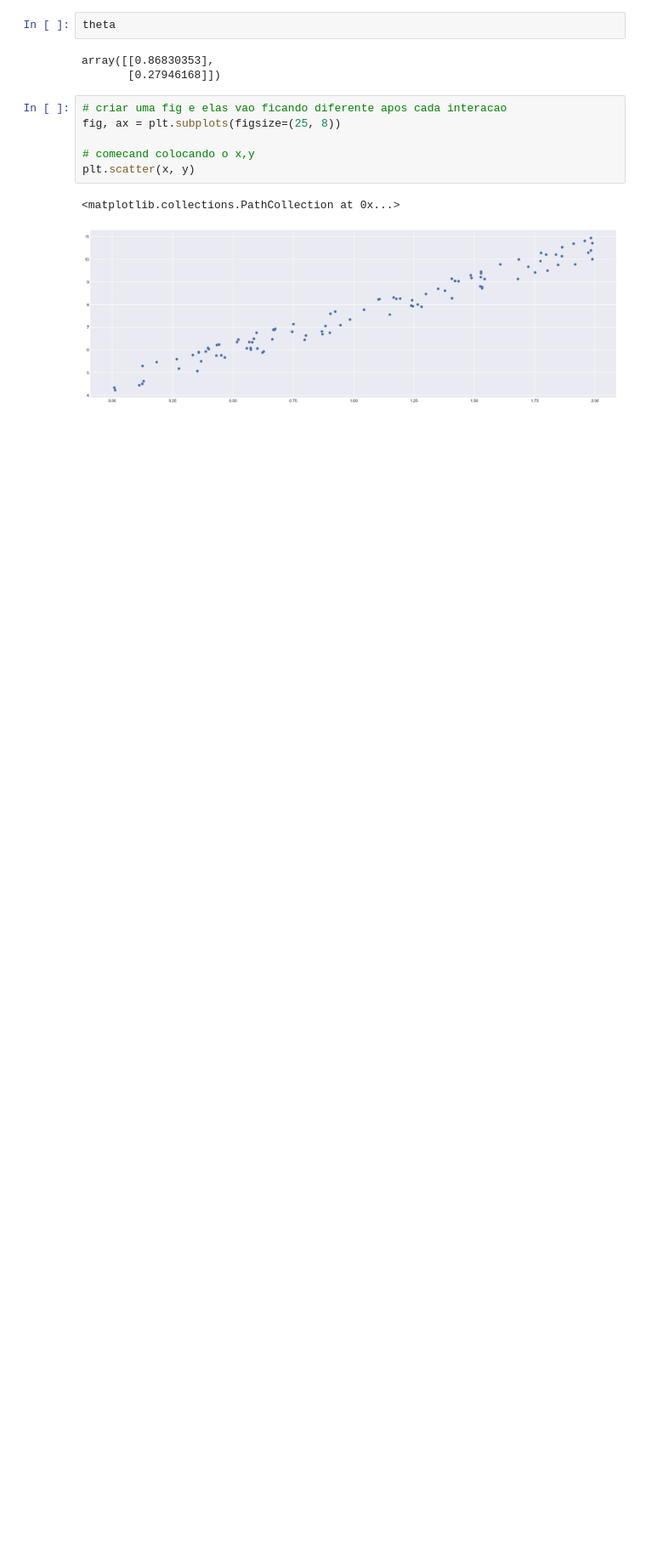
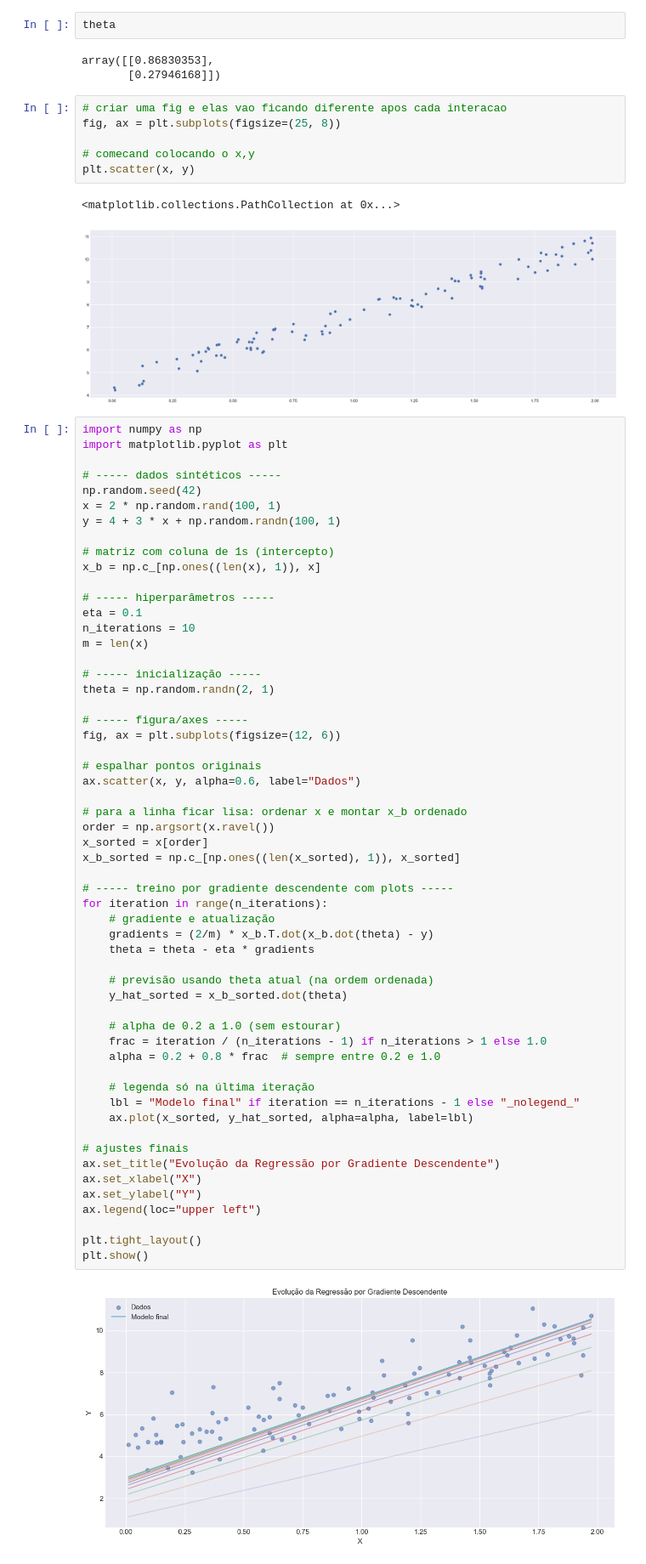
Before and after one commit to ludiemert/Classification_Regression_Models, a Jupyter notebook: 7_Classification_Regression_Models/Linear_Regression_1.ipynb, the cells around one changed output. Shown at 85% size. Drawn from its saved outputs; the diff is of its cells as text; blank space fills up the shorter version.

Commit message:
add 40_Linear_Regression_Evolução da Regressão Linear por Gradiente Descendente and  41_Linear_Regression_Evolução da Regressão por Gradiente Descendente

```diff
--- a/7_Classification_Regression_Models/Linear_Regression_1.ipynb
+++ b/7_Classification_Regression_Models/Linear_Regression_1.ipynb
@@ -160,6 +160,64 @@ plt.scatter(x, y)
 # %% [output]
 <matplotlib.collections.PathCollection at 0x...>
 [figure]
+# %%
+import numpy as np
+import matplotlib.pyplot as plt
+
+# ----- dados sintéticos -----
+np.random.seed(42)
+x = 2 * np.random.rand(100, 1)
+y = 4 + 3 * x + np.random.randn(100, 1)
+
+# matriz com coluna de 1s (intercepto)
+x_b = np.c_[np.ones((len(x), 1)), x]
+
+# ----- hiperparâmetros -----
+eta = 0.1
+n_iterations = 10
+m = len(x)
+
+# ----- inicialização -----
+theta = np.random.randn(2, 1)
+
+# ----- figura/axes -----
+fig, ax = plt.subplots(figsize=(12, 6))
+
+# espalhar pontos originais
+ax.scatter(x, y, alpha=0.6, label="Dados")
+
+# para a linha ficar lisa: ordenar x e montar x_b ordenado
+order = np.argsort(x.ravel())
+x_sorted = x[order]
+x_b_sorted = np.c_[np.ones((len(x_sorted), 1)), x_sorted]
+
+# ----- treino por gradiente descendente com plots -----
+for iteration in range(n_iterations):
+    # gradiente e atualização
+    gradients = (2/m) * x_b.T.dot(x_b.dot(theta) - y)
+    theta = theta - eta * gradients
+
+    # previsão usando theta atual (na ordem ordenada)
+    y_hat_sorted = x_b_sorted.dot(theta)
+
+    # alpha de 0.2 a 1.0 (sem estourar)
+    frac = iteration / (n_iterations - 1) if n_iterations > 1 else 1.0
+    alpha = 0.2 + 0.8 * frac  # sempre entre 0.2 e 1.0
+
+    # legenda só na última iteração
+    lbl = "Modelo final" if iteration == n_iterations - 1 else "_nolegend_"
+    ax.plot(x_sorted, y_hat_sorted, alpha=alpha, label=lbl)
+
+# ajustes finais
+ax.set_title("Evolução da Regressão por Gradiente Descendente")
+ax.set_xlabel("X")
+ax.set_ylabel("Y")
+ax.legend(loc="upper left")
+
+plt.tight_layout()
+plt.show()
+# %% [output]
+[figure, added]
 # %%
 # codig mais completo chat com legenda
 # parâmetros
```
Also changed, not shown: 2 other files.
